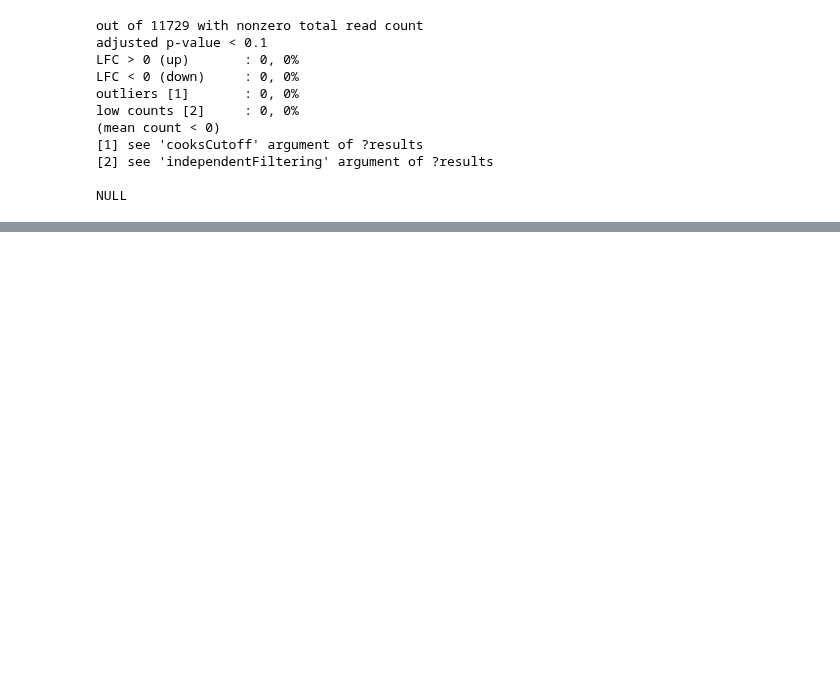
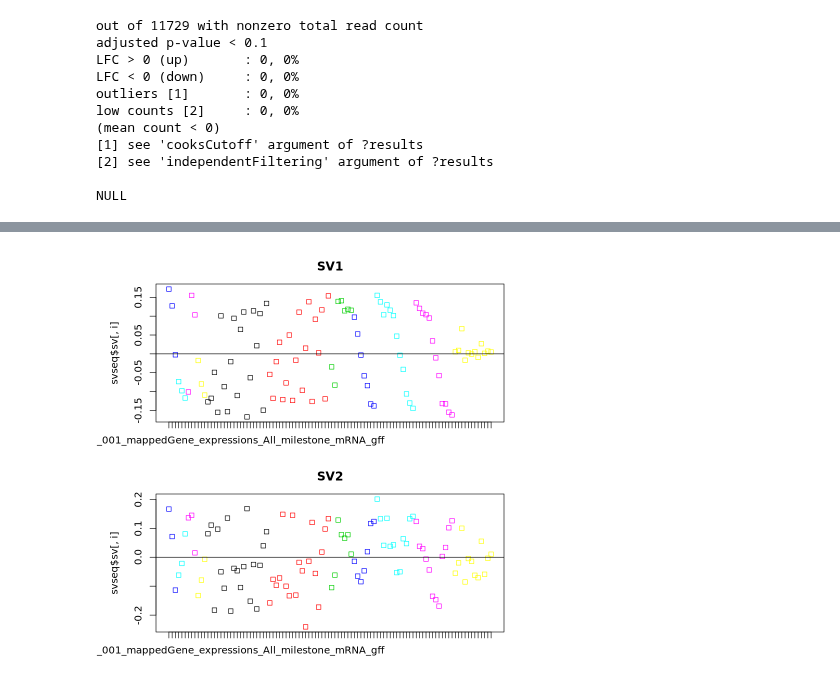
Before and after one commit to biolab/baylor-dicty, a Jupyter notebook: R/deDevelopmentalStages_DESeq2_serverscript.ipynb, the cells around one changed output, grey strips where cells are left out. Cells and saved outputs as stored; diff of their text form; code cells hidden in the pictures; blank space fills up the shorter version.

```diff
--- a/R/deDevelopmentalStages_DESeq2_serverscript.ipynb
+++ b/R/deDevelopmentalStages_DESeq2_serverscript.ipynb
@@ -612,0 +1241,18 @@ NULL
+# %%
+name1<-'tgrB1hr8hr10hr12andtgrB1C1hr8hr10hr12'
+name2<-"AX4all"
+samples1<-conditions[(conditions$Strain=='tgrB1' & conditions$Time %in% c(8,10,12))|
+                     (conditions$Strain=='tgrB1C1' & conditions$Time %in% c(8,10,12)),c('Strain','Time')]
+samples2<-conditions[conditions$Strain=='AX4' ,c('Strain','Time')]
+samples1['Comparison']<-name1
+samples2['Comparison']<-name2
+conditions_sub<-rbind(samples1,samples2)
+genes_sub<-genes[,rownames(conditions_sub)]
+design_formula=~Comparison
+#print(conditions_sub)
+print(dim(genes_sub))
+path_save_comparison=paste(path_save,'disagVSAX4all_',sep='')
+res<-runDeSeq2(conditions_sub,genes_sub,case=name1,control=name2,
+               design=design_formula,main_lvl='Comparison',
+               padj=NULL, logFC=NULL,
+               path=path_save_comparison, save_dds_path=path_save_comparison)
@@ -612,0 +1289,2 @@ NULL
+# %%
+dds<-readRDS(paste(path_save_comparison,'tgrB1hr8hr10hr12andtgrB1C1hr8hr10hr12_ref_AX4all.rds',sep=''))
@@ -612,0 +1295,9 @@ NULL
+# %%
+dat <- counts(dds, normalized = TRUE)
+idx <- rowMeans(dat) > 1
+dat <- dat[idx, ]
+mod <- model.matrix(design_formula, colData(dds))
+mod0 <- model.matrix(~ 1, colData(dds))
+svseq <- svaseq(dat, mod, mod0, n.sv = 2)
+rownames(svseq$sv)<-colnames(dds)
+svseq$sv
@@ -612,0 +1324,8 @@ NULL
+# %%
+par(mfrow = c(2, 1), mar = c(3,5,3,1))
+for (i in 1:2) {
+stripchart(svseq$sv[, i] ~ colnames(dds), vertical = TRUE, main = paste0("SV", i), col=conditions[colnames(dds),'Replicate'])
+abline(h = 0)
+}
+# %% [output]
+[figure, added]
```
Also changed, not shown: parts of 22 cells of this notebook, 2 other files.
